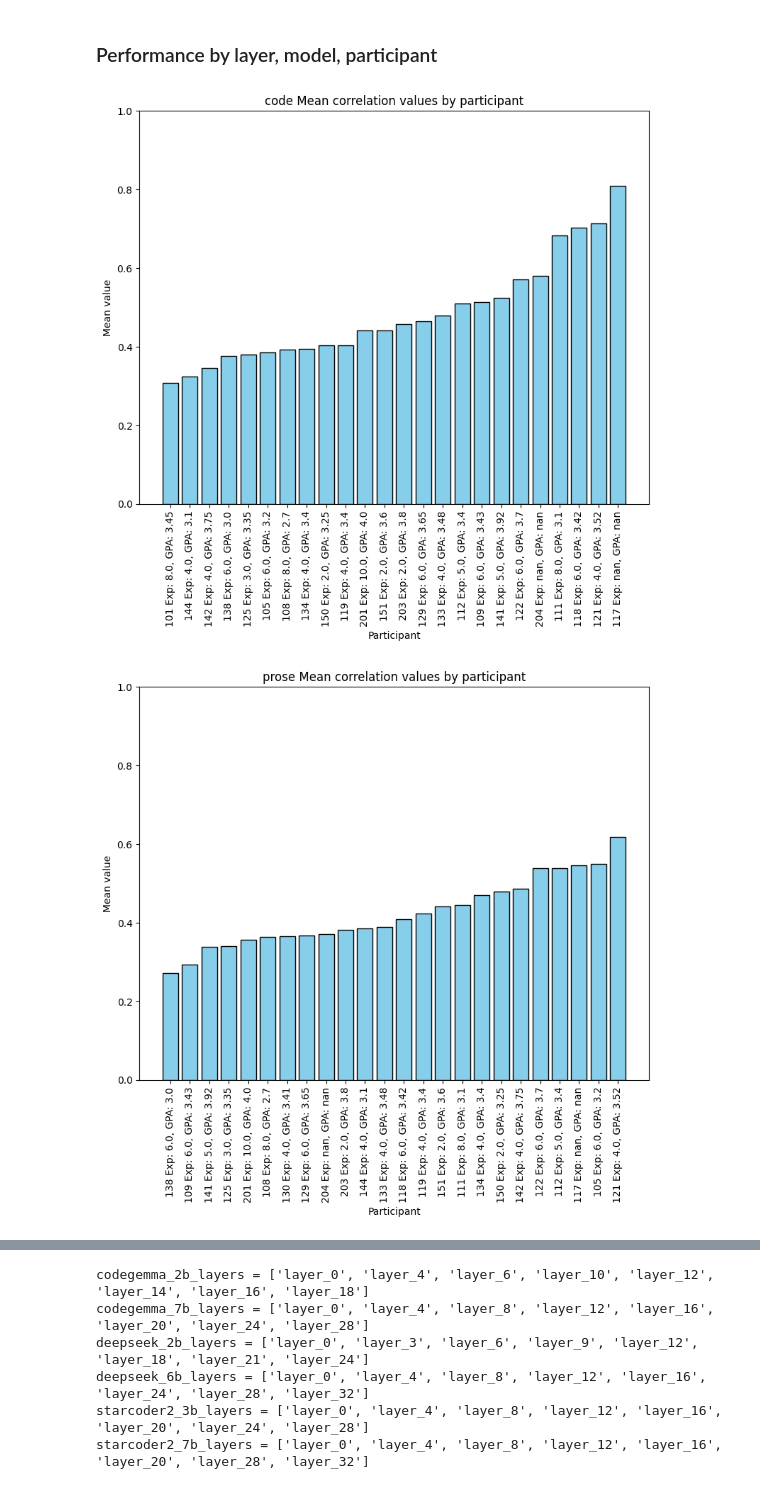
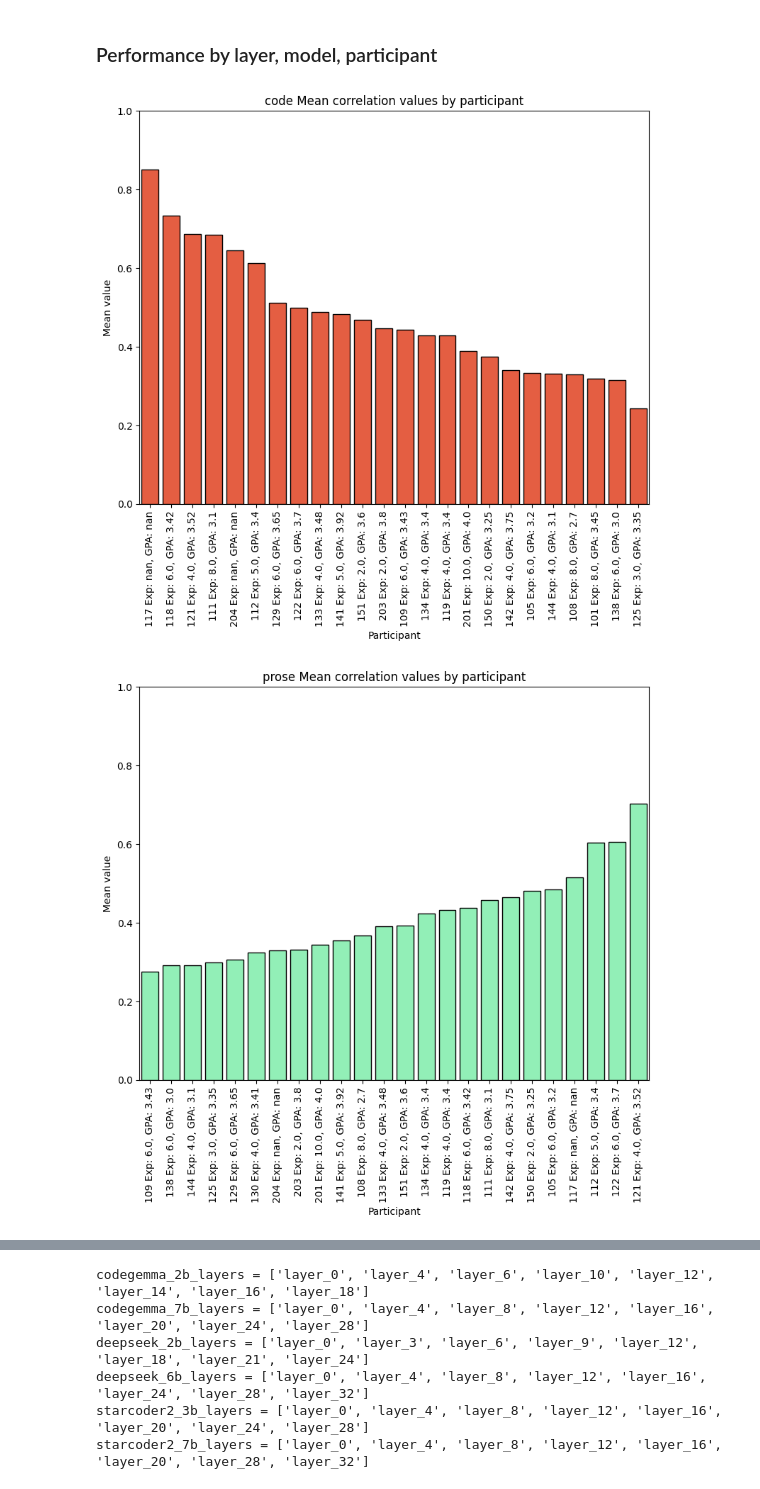
Before and after one commit to largehappygroup/fmri_model, a Jupyter notebook: analysis/fir/broad_comparison_by_parameters.ipynb, the cells around one changed output, grey strips where cells are left out. Drawn from its saved outputs; the diff is of its cells as text; code cells hidden in the pictures.

```diff
--- a/analysis/fir/broad_comparison_by_parameters.ipynb
+++ b/analysis/fir/broad_comparison_by_parameters.ipynb
@@ -13,7 +13,7 @@ from matplotlib.ticker import FuncFormatter
 basepath = "/data/zachkaras/fmri_model_data/intermediate_results"
 # basepath = "/s1/fmri_model_data/intermediate_results"
 
-with open(f"{basepath}/all_results_old.pkl", 'rb') as f:
+with open(f"{basepath}/all_results.pkl", 'rb') as f:
     records = pickle.load(f)
 
 def nested_dict():
@@ -145,28 +102,53 @@ for (p,task), df in records.groupby(['participant','task']):
+# %%
+# TODO - quickly check if graphs change if I hone in on specific parameters
+# ndelays 10, look ahead by 1
+participant_means = {
+    'code' : {},
+    'prose': {}
+}
+# for (p,task), df in records.groupby(['participant','task']):
+# mask = (
+#       ((records['task'] == 'prose') & (records['look_ahead'] == 'look_ahead_by_3') & (records['ndelays'] == 'ndelays_16')) |
+#       ((records['task'] == 'code')  & (records['look_ahead'] == 'look_ahead_by_1') & (records['ndelays'] == 'ndelays_10'))
+#   )
+# for (model, p, layer, task, delays, look_ahead), df in records[mask].groupby(['model', 'participant', 'layer', 'task', 'ndelays', 'look_ahead']):
+for (model, p, layer, task, delays, look_ahead), df in records.groupby(['model', 'participant', 'layer', 'task', 'ndelays', 'look_ahead']):
+    # if delays != 'ndelays_10' or look_ahead != 'look_ahead_by_1':
+    #     continue
+    mean_val = df['top_voxel_vals'].explode().mean()
+    participant_means[task][p] = mean_val
 # %%
 # by participant
 def participant_index(id):
     return (np.where(demo_data['id'] == int(id)))[0][0]
 
 demo_data = pd.read_csv("/home/zachkaras/fmri_model/master-survey-data.csv")
+
+task_colors = {'code': '#ff4c27', 'prose': '#82ffb4'}
+
 for task in ['code', 'prose']:
-
-    sorted_means = dict(sorted(participant_means[task].items(), key=lambda x: x[1]))
-    labels = list(sorted_means.keys())
+    if task == 'code':
+        sorted_means = dict(sorted(participant_means[task].items(), key=lambda x: x[1], reverse=True))
+        labels = list(sorted_means.keys())
+    else:
+        sorted_means = dict(sorted(participant_means[task].items(), key=lambda x: x[1]))
+        labels = list(sorted_means.keys())
 
     # Semesters experience and GPA
     labels = [f"{l} Exp: {demo_data.loc[participant_index(l), 'semesters_experience']}, GPA: {demo_data.loc[participant_index(l), 'GPA']}" for l in labels]
 
-    means = sorted_means.values()
+    means = list(sorted_means.values())
+
     # Plot
-    plt.figure(figsize=(8,8))
-    plt.bar(labels, means, color='skyblue', edgecolor='black')
-    plt.ylabel("Mean value")
-    plt.xlabel("Participant")
-    plt.xticks(rotation=90)
-    plt.ylim([0.0, 1])
-    plt.title(f"{task} Mean correlation values by participant")
+    fig, ax = plt.subplots(figsize=(8, 8))
+    sns.barplot(x=labels, y=means, color=task_colors[task], edgecolor='black', ax=ax)
+    ax.set_ylabel("Mean value")
+    ax.set_xlabel("Participant")
+    ax.set_xticklabels(labels, rotation=90)
+    ax.set_ylim([0.0, 1])
+    ax.set_title(f"{task} Mean correlation values by participant")
     plt.tight_layout()
     plt.show()
 # %% [output]
-[figure, old version]
+[figure, new version]
-[figure, old version]
+[figure, new version]
```
Also changed, not shown: parts of 23 cells of this notebook, 11 other files.
